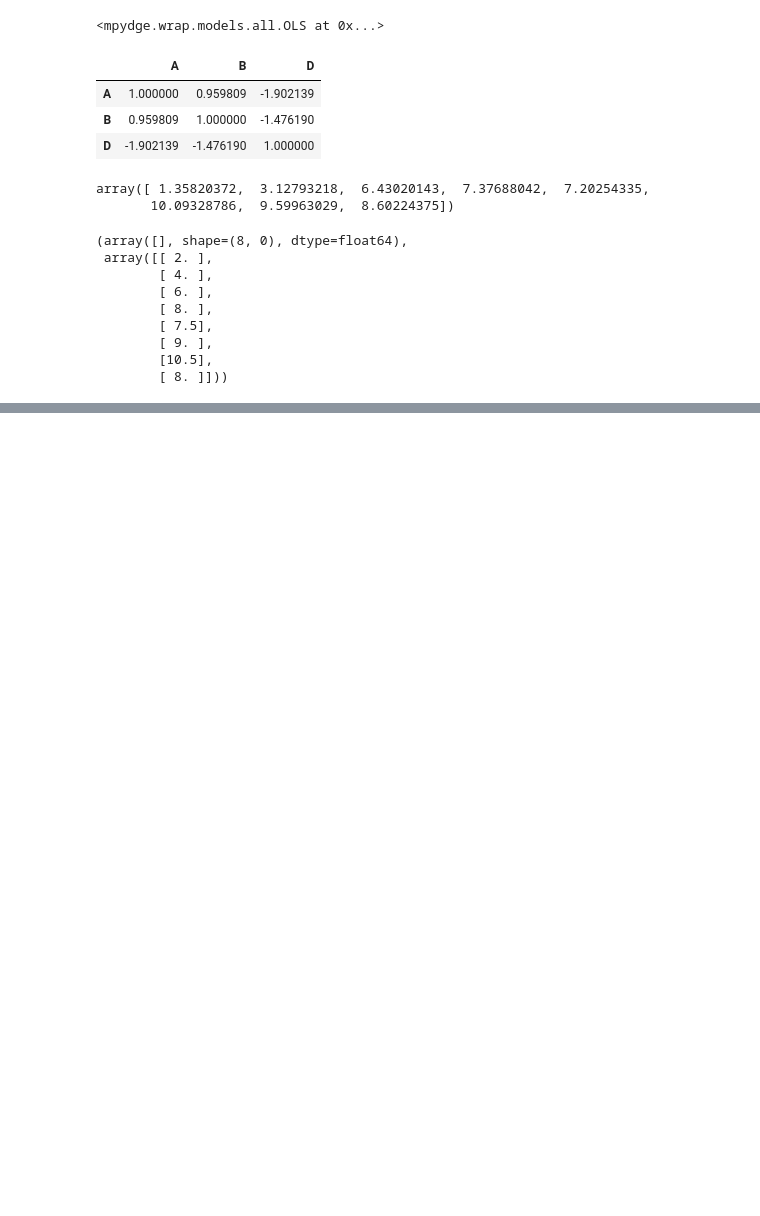
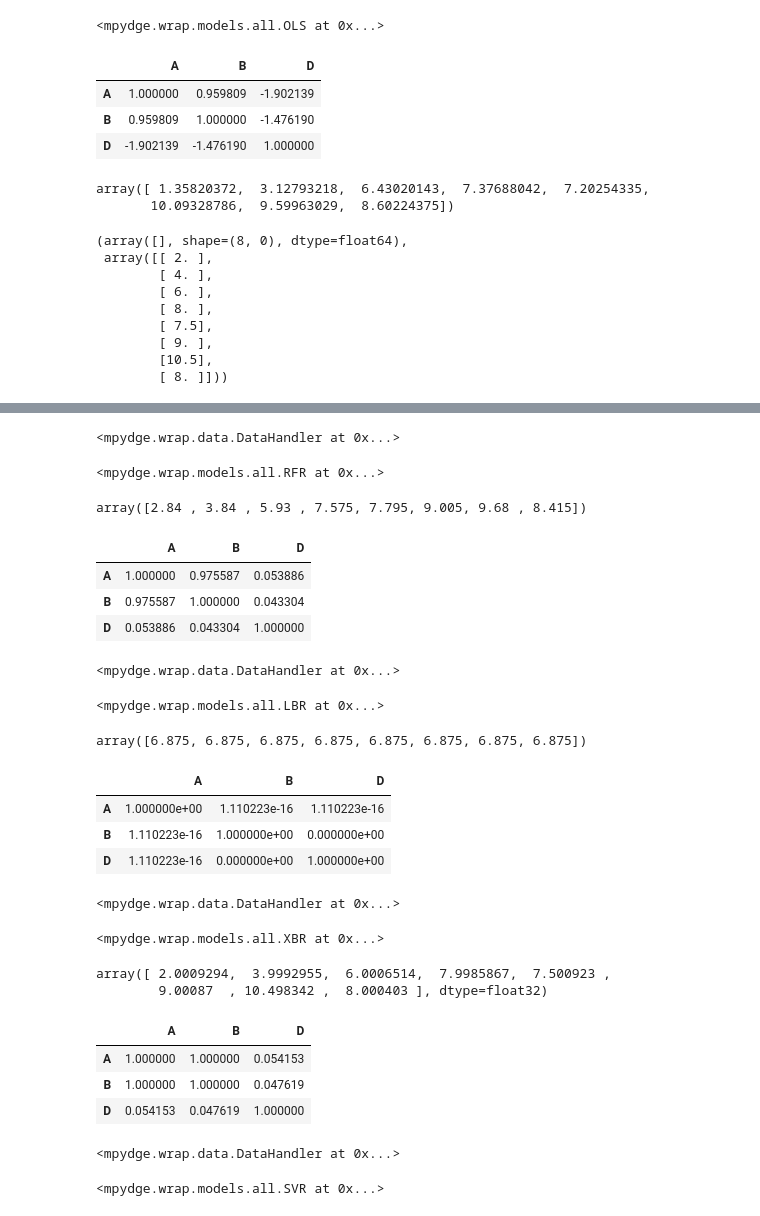
Before and after one commit to edazizovv/thethWyrm, a Jupyter notebook: test.ipynb, the cells around one changed output, grey strips where cells are left out. Cells and saved outputs as stored; diff of their text form; code cells hidden in the pictures; blank space fills up the shorter version.

```diff
--- a/test.ipynb
+++ b/test.ipynb
@@ -108,0 +205,5 @@ model.predict(X)
+# %%
+data = DataHandler(data_frame=dataframe, target=target, quantitative=quantitative, qualitative=qualitative)
+data
+# %% [output]
+<mpydge.wrap.data.DataHandler at 0x...>
@@ -108,0 +212,18 @@ model.predict(X)
+# %%
+model = RFR(data=data, params_space=None)
+model
+# %% [output]
+<mpydge.wrap.models.all.RFR at 0x...>
+# %%
+model.fit()
+# %%
+model.predict()
+# %% [output]
+array([2.84 , 3.84 , 5.93 , 7.575, 7.795, 9.005, 9.68 , 8.415])
+# %%
+model.correlation_matrix()
+# %% [output]
+|  | A | B | D |
+| A | 1.000000 | 0.975587 | 0.053886 |
+| B | 0.975587 | 1.000000 | 0.043304 |
+| D | 0.053886 | 0.043304 | 1.000000 |
@@ -108,0 +232,5 @@ model.predict(X)
+# %%
+data = DataHandler(data_frame=dataframe, target=target, quantitative=quantitative, qualitative=qualitative)
+data
+# %% [output]
+<mpydge.wrap.data.DataHandler at 0x...>
@@ -108,0 +239,5 @@ model.predict(X)
+# %%
+model = LBR(data=data, params_space=None)
+model
+# %% [output]
+<mpydge.wrap.models.all.LBR at 0x...>
@@ -108,0 +246,11 @@ model.predict(X)
+# %%
+model.predict()
+# %% [output]
+array([6.875, 6.875, 6.875, 6.875, 6.875, 6.875, 6.875, 6.875])
+# %%
+model.correlation_matrix()
+# %% [output]
+|  | A | B | D |
+| A | 1.000000e+00 | 1.110223e-16 | 1.110223e-16 |
+| B | 1.110223e-16 | 1.000000e+00 | 0.000000e+00 |
+| D | 1.110223e-16 | 0.000000e+00 | 1.000000e+00 |
@@ -108,0 +259,5 @@ model.predict(X)
+# %%
+data = DataHandler(data_frame=dataframe, target=target, quantitative=quantitative, qualitative=qualitative)
+data
+# %% [output]
+<mpydge.wrap.data.DataHandler at 0x...>
@@ -108,0 +266,5 @@ model.predict(X)
+# %%
+model = XBR(data=data, params_space=None)
+model
+# %% [output]
+<mpydge.wrap.models.all.XBR at 0x...>
@@ -108,0 +273,12 @@ model.predict(X)
+# %%
+model.predict()
+# %% [output]
+array([ 2.0009294,  3.9992955,  6.0006514,  7.9985867,  7.500923 ,
+        9.00087  , 10.498342 ,  8.000403 ], dtype=float32)
+# %%
+model.correlation_matrix()
+# %% [output]
+|  | A | B | D |
+| A | 1.000000 | 1.000000 | 0.054153 |
+| B | 1.000000 | 1.000000 | 0.047619 |
+| D | 0.054153 | 0.047619 | 1.000000 |
@@ -108,0 +287,5 @@ model.predict(X)
+# %%
+data = DataHandler(data_frame=dataframe, target=target, quantitative=quantitative, qualitative=qualitative)
+data
+# %% [output]
+<mpydge.wrap.data.DataHandler at 0x...>
@@ -108,0 +294,5 @@ model.predict(X)
+# %%
+model = SVR(data=data, params_space=None)
+model
+# %% [output]
+<mpydge.wrap.models.all.SVR at 0x...>
```
Also changed, not shown: parts of 41 cells of this notebook.
